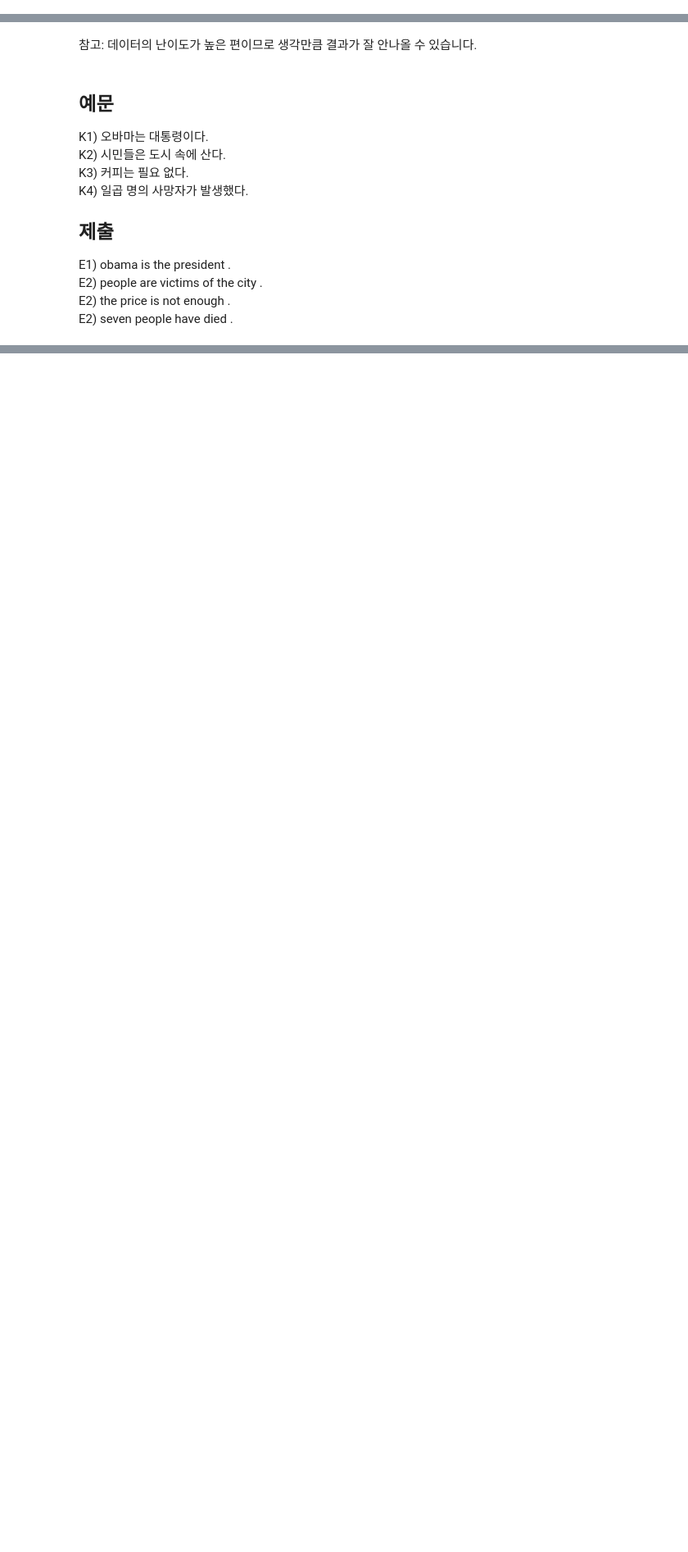
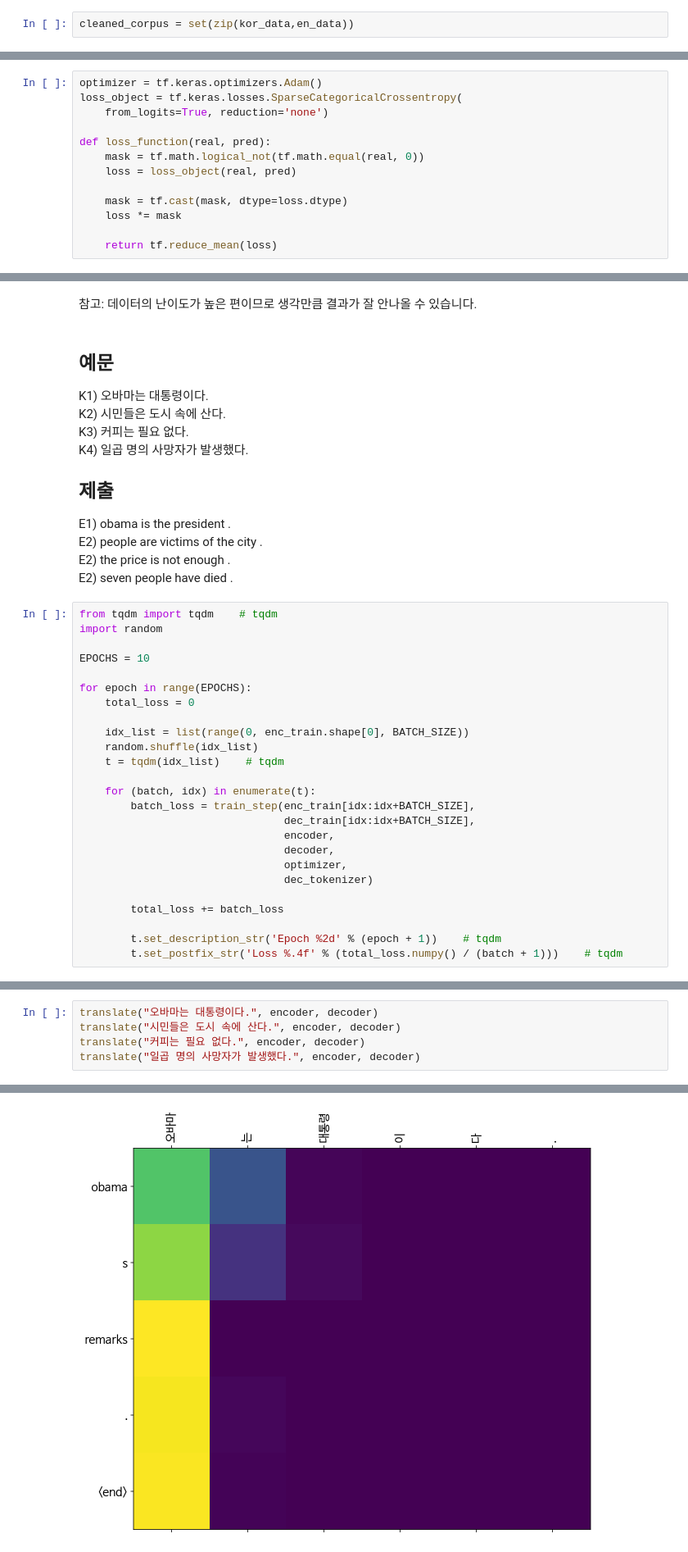
Before and after one commit to JPumpkin645/AIFFEL, a Jupyter notebook: Week_14/Going_Deeper_8_Seq2seq_한영_번역기_만들기.ipynb, the cells around one changed output, grey strips where cells are left out. Shown at 82% size. Drawn from its saved outputs; the diff is of its cells as text; blank space fills up the shorter version.

```diff
--- a/Week_14/Going_Deeper_8_Seq2seq_한영_번역기_만들기.ipynb
+++ b/Week_14/Going_Deeper_8_Seq2seq_한영_번역기_만들기.ipynb
@@ -14,3 +76,5 @@ https://github.com/jungyeul/korean-parallel-corpora/tree/master/korean-english-n
 3. 타겟 언어인 영문엔 <start> 토큰과 <end> 토큰을 추가하고 split() 함수로 토큰화합니다. 한글 토큰화는 KoNLPy의 mecab 클래스를 사용합니다. KoNLPy가 설치되어 있지 않다면 아래 문서를 참고해 설치해 주세요.
 # %% [markdown]
 모든 데이터를 사용할 경우 학습에 굉장히 오랜 시간이 걸립니다. cleaned_corpus로부터 토큰의 길이가 40 이하인 데이터를 선별하여 eng_corpus와 kor_corpus를 각각 구축하세요.
+# %%
+cleaned_corpus = set(zip(kor_data,en_data))
@@ -26,0 +321,13 @@ https://github.com/jungyeul/korean-parallel-corpora/tree/master/korean-english-n
+# %%
+optimizer = tf.keras.optimizers.Adam()
+loss_object = tf.keras.losses.SparseCategoricalCrossentropy(
+    from_logits=True, reduction='none')
+
+def loss_function(real, pred):
+    mask = tf.math.logical_not(tf.math.equal(real, 0))
+    loss = loss_object(real, pred)
+
+    mask = tf.cast(mask, dtype=loss.dtype)
+    loss *= mask
+
+    return tf.reduce_mean(loss)
@@ -42,3 +374,28 @@ E1) obama is the president . <end>
 E2) people are victims of the city . <end>
 E2) the price is not enough . <end>
 E2) seven people have died . <end>
+# %%
+from tqdm import tqdm    # tqdm
+import random
+
+EPOCHS = 10
+
+for epoch in range(EPOCHS):
+    total_loss = 0
+
+    idx_list = list(range(0, enc_train.shape[0], BATCH_SIZE))
+    random.shuffle(idx_list)
+    t = tqdm(idx_list)    # tqdm
+
+    for (batch, idx) in enumerate(t):
+        batch_loss = train_step(enc_train[idx:idx+BATCH_SIZE],
+                                dec_train[idx:idx+BATCH_SIZE],
+                                encoder,
+                                decoder,
+                                optimizer,
+                                dec_tokenizer)
+
+        total_loss += batch_loss
+
+        t.set_description_str('Epoch %2d' % (epoch + 1))    # tqdm
+        t.set_postfix_str('Loss %.4f' % (total_loss.numpy() / (batch + 1)))    # tqdm
@@ -44,0 +532,6 @@ E2) seven people have died . <end>
+# %%
+translate("오바마는 대통령이다.", encoder, decoder)
+translate("시민들은 도시 속에 산다.", encoder, decoder)
+translate("커피는 필요 없다.", encoder, decoder)
+translate("일곱 명의 사망자가 발생했다.", encoder, decoder)
+# %% [output]
@@ -44,0 +540 @@ E2) seven people have died . <end>
+[figure, added]
```
Also changed, not shown: parts of 25 cells of this notebook.
